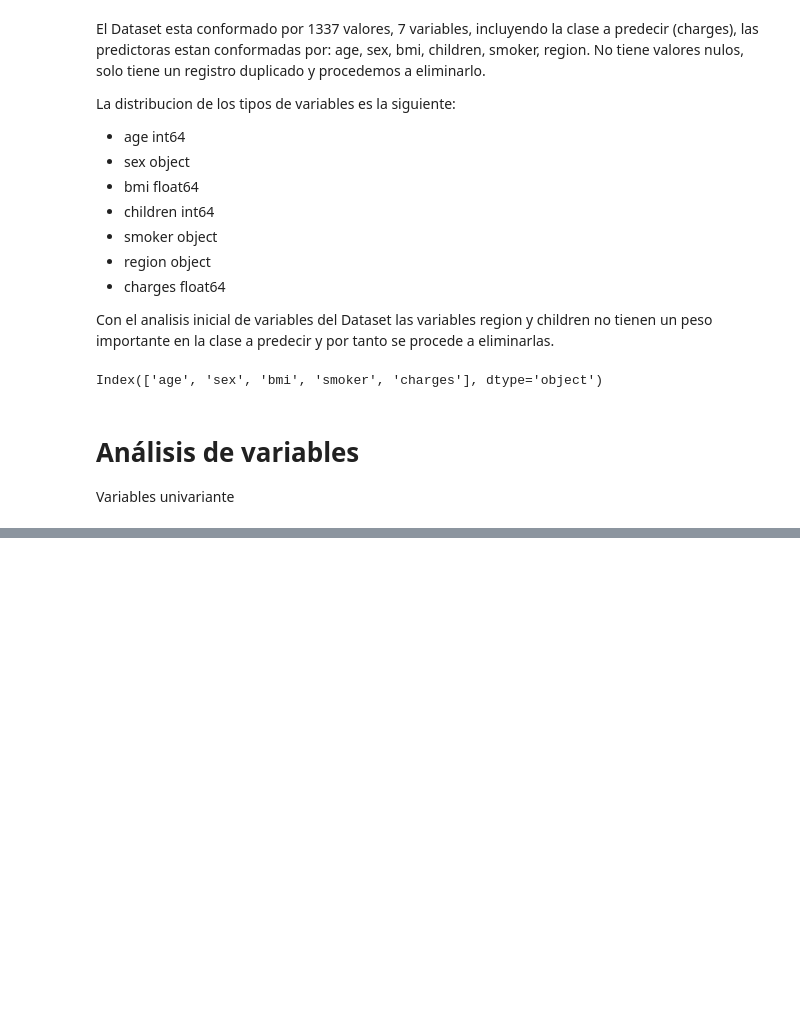
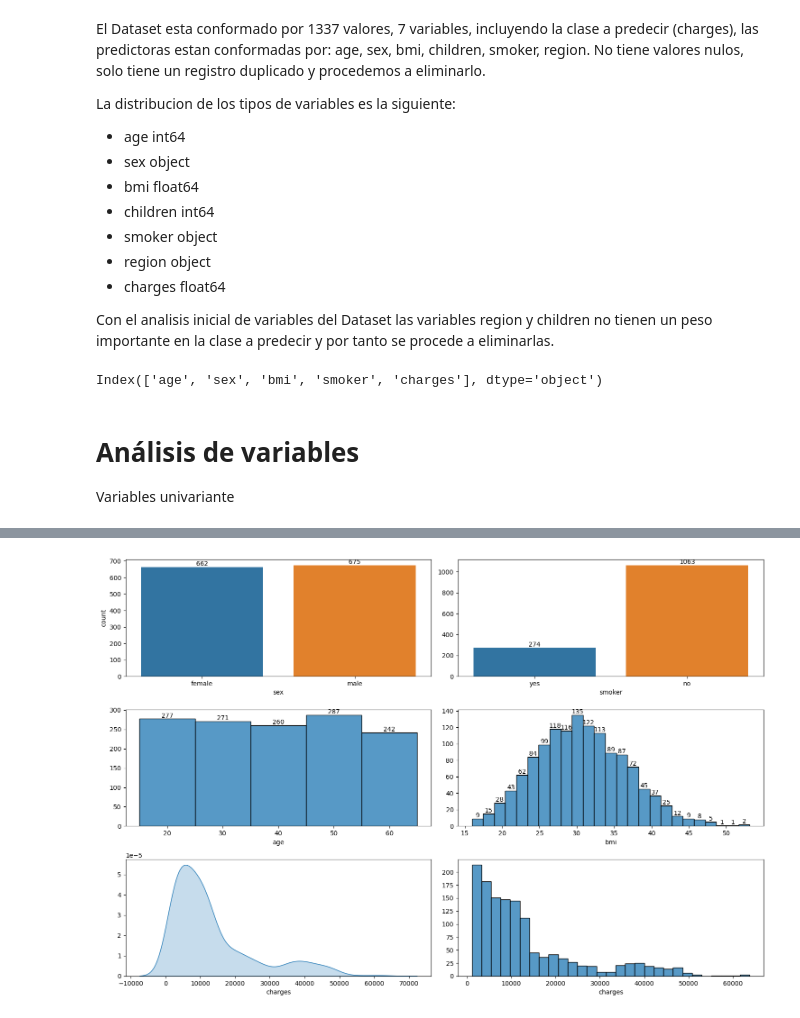
Before and after one commit to Jairo-Almanza/Proyecto-de-Regresi-n-Lineal, a Jupyter notebook: src/explore.ipynb, the cells around one changed output, grey strips where cells are left out. Cells and saved outputs as stored; diff of their text form; code cells hidden in the pictures; blank space fills up the shorter version.

```diff
--- a/src/explore.ipynb
+++ b/src/explore.ipynb
@@ -124,0 +187,31 @@ Variables univariante
+# %%
+# Graficamos
+
+fig, axis = plt.subplots(3,2, figsize = (15, 10))
+
+# Crear un histograma múltiple
+sns.countplot(ax = axis[0,0], data = df_mi, x = "sex", hue='sex')
+axis[0,0].bar_label(axis[0,0].containers[0])
+axis[0,0].bar_label(axis[0,0].containers[1])
+
+sns.countplot(ax = axis[0,1], data = df_mi, x = "smoker", hue='smoker').set(ylabel = None)
+axis[0,1].bar_label(axis[0,1].containers[0])
+axis[0,1].bar_label(axis[0,1].containers[1])
+
+sns.histplot(ax = axis[1,0], data = df_mi, x = "age", bins=(15,25,35,45,55,65)).set(ylabel = None)
+axis[1,0].bar_label(axis[1,0].containers[0])
+#axis[1,0].bar_label(axis[1,0].containers[1])
+
+sns.histplot(ax = axis[1,1], data = df_mi, x = "bmi").set(ylabel = None)
+axis[1,1].bar_label(axis[1,1].containers[0])
+
+sns.kdeplot(ax = axis[2,0], data = df_mi.charges,fill=True).set(ylabel = None)
+#axis[2,0].bar_label(axis[2,0].containers[0])
+
+sns.histplot(ax = axis[2,1], data = df_mi, x='charges').set(ylabel = None)
+
+plt.tight_layout()
+
+plt.show()
+# %% [output]
+[figure, added]
```
Also changed, not shown: parts of 25 cells of this notebook, 4 other files.
